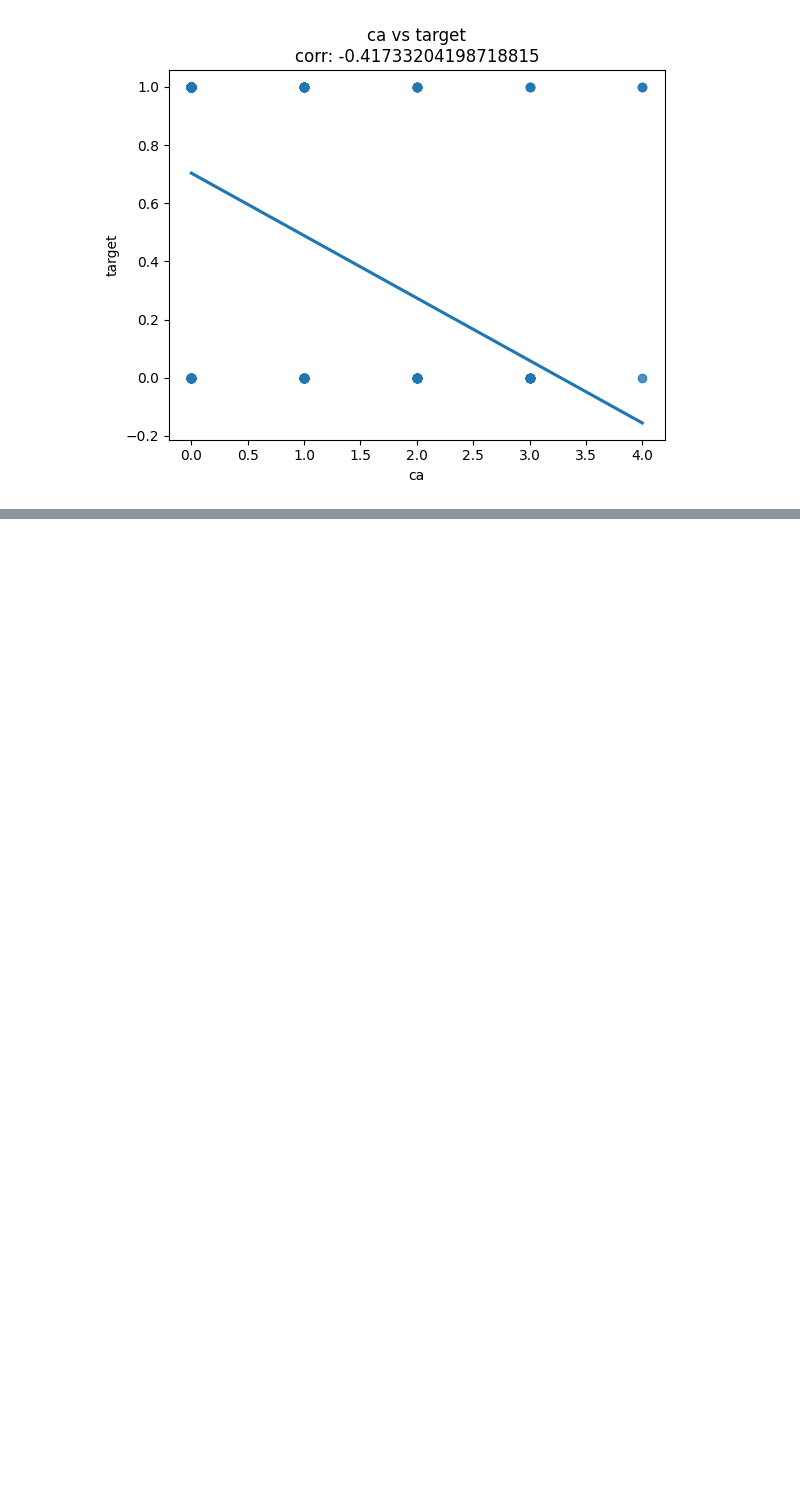
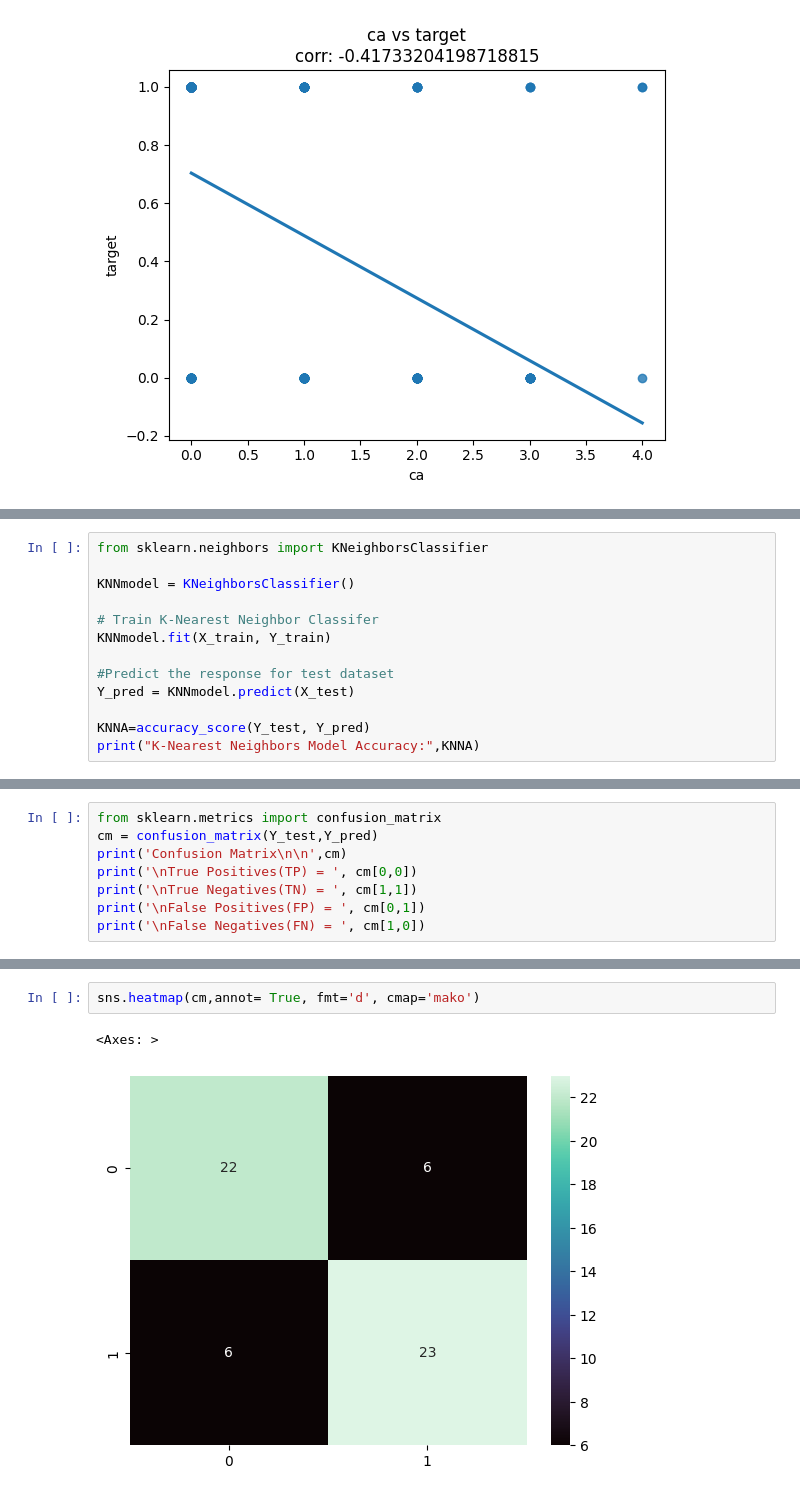
Before and after one commit to HanyaAdel/Heart-Disease-Detection, a Jupyter notebook: Preprocessing.ipynb, the cells around one changed output, grey strips where cells are left out. Cells and saved outputs as stored; diff of their text form; blank space fills up the shorter version.

```diff
--- a/Preprocessing.ipynb
+++ b/Preprocessing.ipynb
@@ -384,0 +479,13 @@ for relation in moderate_relations:
+# %%
+from sklearn.neighbors import KNeighborsClassifier
+
+KNNmodel = KNeighborsClassifier()
+
+# Train K-Nearest Neighbor Classifer
+KNNmodel.fit(X_train, Y_train)
+
+#Predict the response for test dataset
+Y_pred = KNNmodel.predict(X_test)
+
+KNNA=accuracy_score(Y_test, Y_pred)
+print("K-Nearest Neighbors Model Accuracy:",KNNA)
@@ -384,0 +496,8 @@ for relation in moderate_relations:
+# %%
+from sklearn.metrics import confusion_matrix
+cm = confusion_matrix(Y_test,Y_pred)
+print('Confusion Matrix\n\n',cm)
+print('\nTrue Positives(TP) = ', cm[0,0])
+print('\nTrue Negatives(TN) = ', cm[1,1])
+print('\nFalse Positives(FP) = ', cm[0,1])
+print('\nFalse Negatives(FN) = ', cm[1,0])
@@ -384,0 +517,5 @@ for relation in moderate_relations:
+# %%
+sns.heatmap(cm,annot= True, fmt='d', cmap='mako')
+# %% [output]
+<Axes: >
+[figure, added]
```
Also changed, not shown: parts of 20 cells of this notebook.
